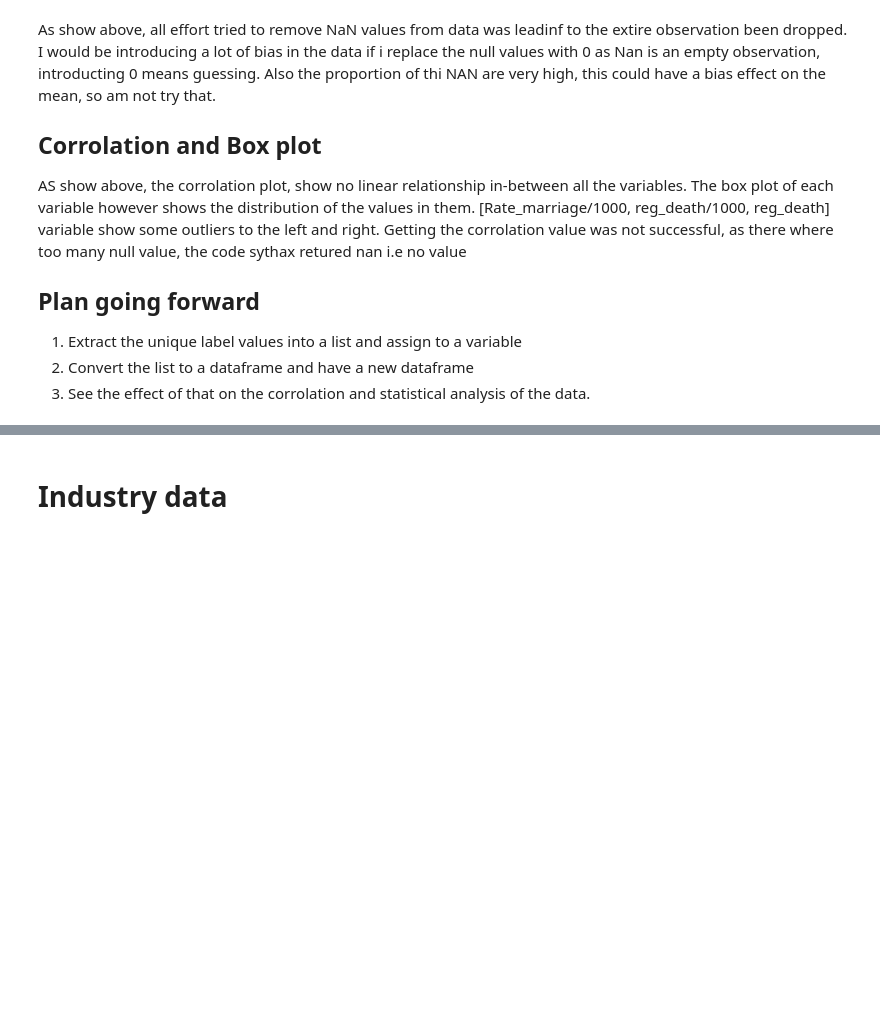
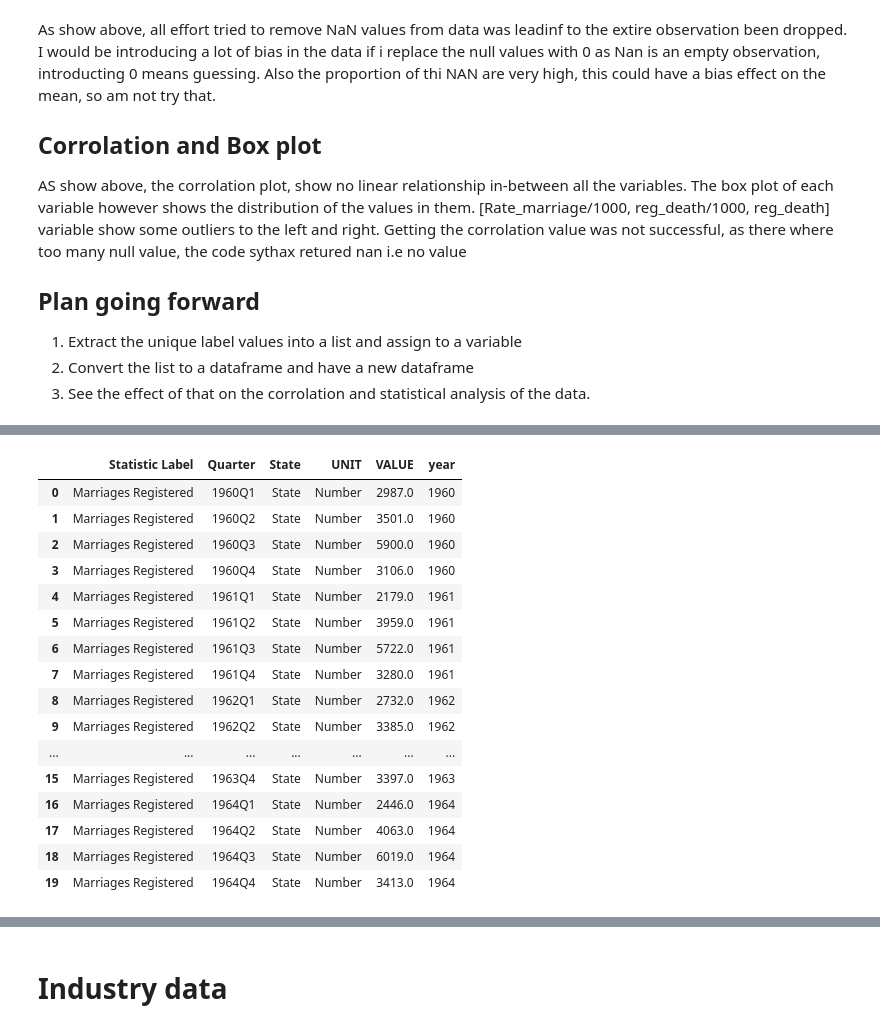
Before and after one commit to Ayomide-ola/Stategic_thinking-CA2, a Jupyter notebook: Population_CA2.ipynb, the cells around one changed output, grey strips where cells are left out. Drawn from its saved outputs; the diff is of its cells as text; code cells hidden in the pictures; blank space fills up the shorter version.

```diff
--- a/Population_CA2.ipynb
+++ b/Population_CA2.ipynb
@@ -498,0 +412,21 @@ dtype: int64
+# %%
+pop['year'] = pop['Quarter'].str[:-2]
+pop.head(20)
+# %% [output]
+|  | Statistic Label | Quarter | State | UNIT | VALUE | year |
+| 0 | Marriages Registered | 1960Q1 | State | Number | 2987.0 | 1960 |
+| 1 | Marriages Registered | 1960Q2 | State | Number | 3501.0 | 1960 |
+| 2 | Marriages Registered | 1960Q3 | State | Number | 5900.0 | 1960 |
+| 3 | Marriages Registered | 1960Q4 | State | Number | 3106.0 | 1960 |
+| 4 | Marriages Registered | 1961Q1 | State | Number | 2179.0 | 1961 |
+| 5 | Marriages Registered | 1961Q2 | State | Number | 3959.0 | 1961 |
+| 6 | Marriages Registered | 1961Q3 | State | Number | 5722.0 | 1961 |
+| 7 | Marriages Registered | 1961Q4 | State | Number | 3280.0 | 1961 |
+| 8 | Marriages Registered | 1962Q1 | State | Number | 2732.0 | 1962 |
+| 9 | Marriages Registered | 1962Q2 | State | Number | 3385.0 | 1962 |
+| ... | ... | ... | ... | ... | ... | ... |
+| 15 | Marriages Registered | 1963Q4 | State | Number | 3397.0 | 1963 |
+| 16 | Marriages Registered | 1964Q1 | State | Number | 2446.0 | 1964 |
+| 17 | Marriages Registered | 1964Q2 | State | Number | 4063.0 | 1964 |
+| 18 | Marriages Registered | 1964Q3 | State | Number | 6019.0 | 1964 |
+| 19 | Marriages Registered | 1964Q4 | State | Number | 3413.0 | 1964 |
```
Also changed, not shown: parts of 134 cells of this notebook, 1 other file.
